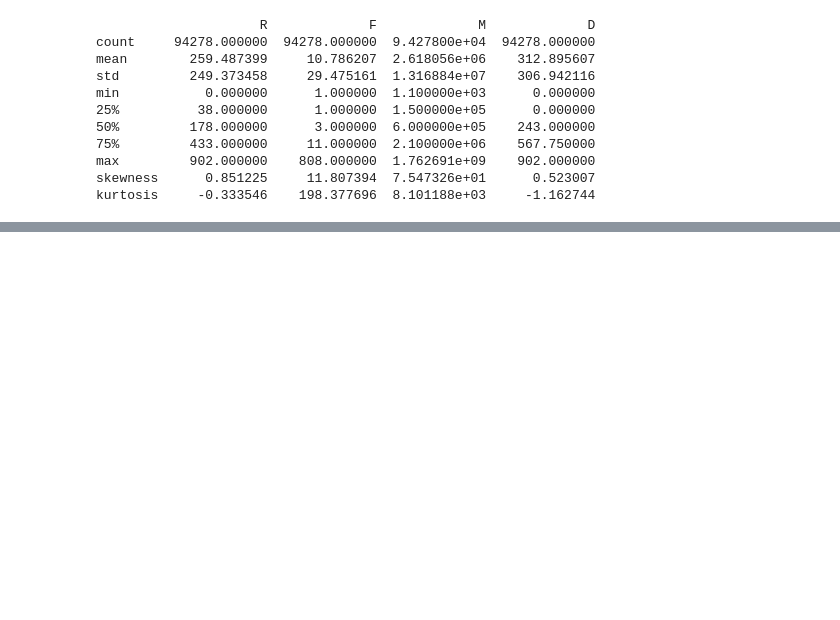
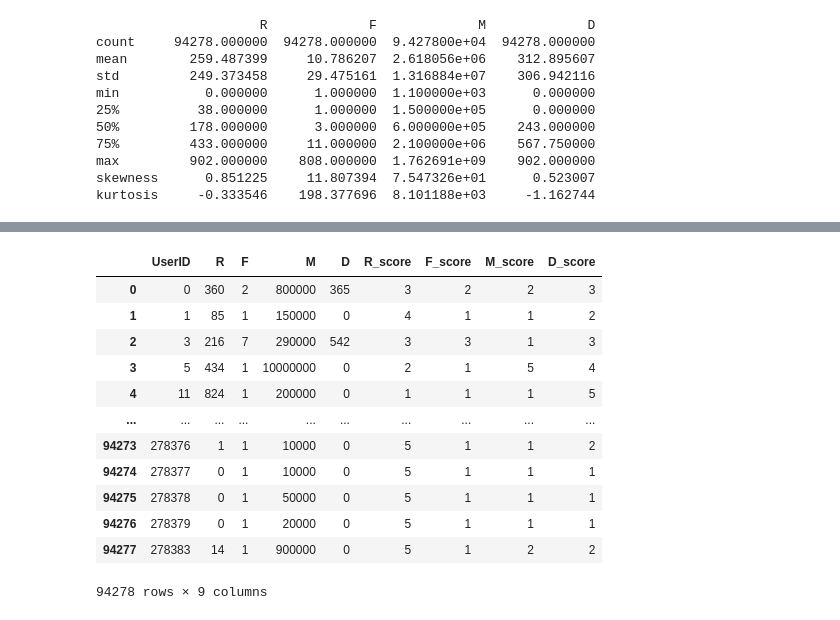
Before and after one commit to nobleyam/Customer-Behavioral-Segmentation-and-Profiling, a Jupyter notebook: final prap.ipynb, the cells around one changed output, grey strips where cells are left out. Cells and saved outputs as stored; diff of their text form; code cells hidden in the pictures; blank space fills up the shorter version.

Commit message:
define scores

```diff
--- a/final prap.ipynb
+++ b/final prap.ipynb
@@ -208,0 +215,75 @@ kurtosis     -0.333546    198.377696  8.101188e+03     -1.162744
+# %%
+# Define the bins and corresponding labels for the 'R' (Recency) score
+# 'R' represents the number of days since the last transaction.
+# Customers are segmented into 5 groups based on recency:
+#   - [0, 60): Score 5 (most recent)
+#   - [60, 180): Score 4
+#   - [180, 365): Score 3
+#   - [365, 545): Score 2
+#   - [545, inf): Score 1 (least recent)
+final_agg['R_score'] = pd.cut(
+    final_agg['R'],
+    bins=[0, 60, 180, 365, 545, float('inf')],
+    labels=[5, 4, 3, 2, 1],
+    right=False
+)
+
+# Define the bins and corresponding labels for the 'F' (Frequency) score
+# 'F' represents the number of transactions made by a customer.
+# Customers are segmented into 5 groups based on frequency:
+#   - [1, 2): Score 1 (least frequent)
+#   - [2, 5): Score 2
+#   - [5, 10): Score 3
+#   - [10, 20): Score 4
+#   - [20, inf): Score 5 (most frequent)
+final_agg['F_score'] = pd.cut(
+    final_agg['F'],
+    bins=[1, 2, 5, 10, 20, float('inf')],
+    labels=[1, 2, 3, 4, 5],
+    right=False
+)
+
+# Define the bins and corresponding labels for the 'M' (Monetary) score
+# 'M' represents the monetary value of transactions made by a customer.
+# Customers are segmented into 5 groups based on monetary value:
+#   - [0, 500_000): Score 1 (lowest spending)
+#   - [500_000, 1_200_000): Score 2
+#   - [1_200_000, 2_500_000): Score 3
+#   - [2_500_000, 10_000_000): Score 4
+#   - [10_000_000, inf): Score 5 (highest spending)
+final_agg['M_score'] = pd.cut(
+    final_agg['M'],
+    bins= [0, 500_000, 1_200_000, 2_500_000, 10_000_000, float('inf')],
+    labels=[1, 2, 3, 4, 5],
+    right=False
+)
+
+# Define the bins and corresponding labels for an additional score 'D'
+# This seems to be another segmentation based on recency ('R'), but with different groupings:
+#   - [0, 1): Score 1 (most recent)
+#   - [1, 180): Score 2
+#   - [180, 365): Score 3
+#   - [365, 545): Score 4
+#   - [545, inf): Score 5 (least recent)
+final_agg['D_score'] = pd.cut(
+    final_agg['R'],
+    bins=[0, 1, 180, 365, 545, float('inf')],
+    labels=[1, 2, 3, 4, 5],
+    right=False
+)
+
+final_agg
+# %% [output]
+|  | UserID | R | F | M | D | R_score | F_score | M_score | D_score |
+| 0 | 0 | 360 | 2 | 800000 | 365 | 3 | 2 | 2 | 3 |
+| 1 | 1 | 85 | 1 | 150000 | 0 | 4 | 1 | 1 | 2 |
+| 2 | 3 | 216 | 7 | 290000 | 542 | 3 | 3 | 1 | 3 |
+| 3 | 5 | 434 | 1 | 10000000 | 0 | 2 | 1 | 5 | 4 |
+| 4 | 11 | 824 | 1 | 200000 | 0 | 1 | 1 | 1 | 5 |
+| ... | ... | ... | ... | ... | ... | ... | ... | ... | ... |
+| 94273 | 278376 | 1 | 1 | 10000 | 0 | 5 | 1 | 1 | 2 |
+| 94274 | 278377 | 0 | 1 | 10000 | 0 | 5 | 1 | 1 | 1 |
+| 94275 | 278378 | 0 | 1 | 50000 | 0 | 5 | 1 | 1 | 1 |
+| 94276 | 278379 | 0 | 1 | 20000 | 0 | 5 | 1 | 1 | 1 |
+| 94277 | 278383 | 14 | 1 | 900000 | 0 | 5 | 1 | 2 | 2 |
+94278 rows × 9 columns
```
Also changed, not shown: parts of 2 cells of this notebook.
